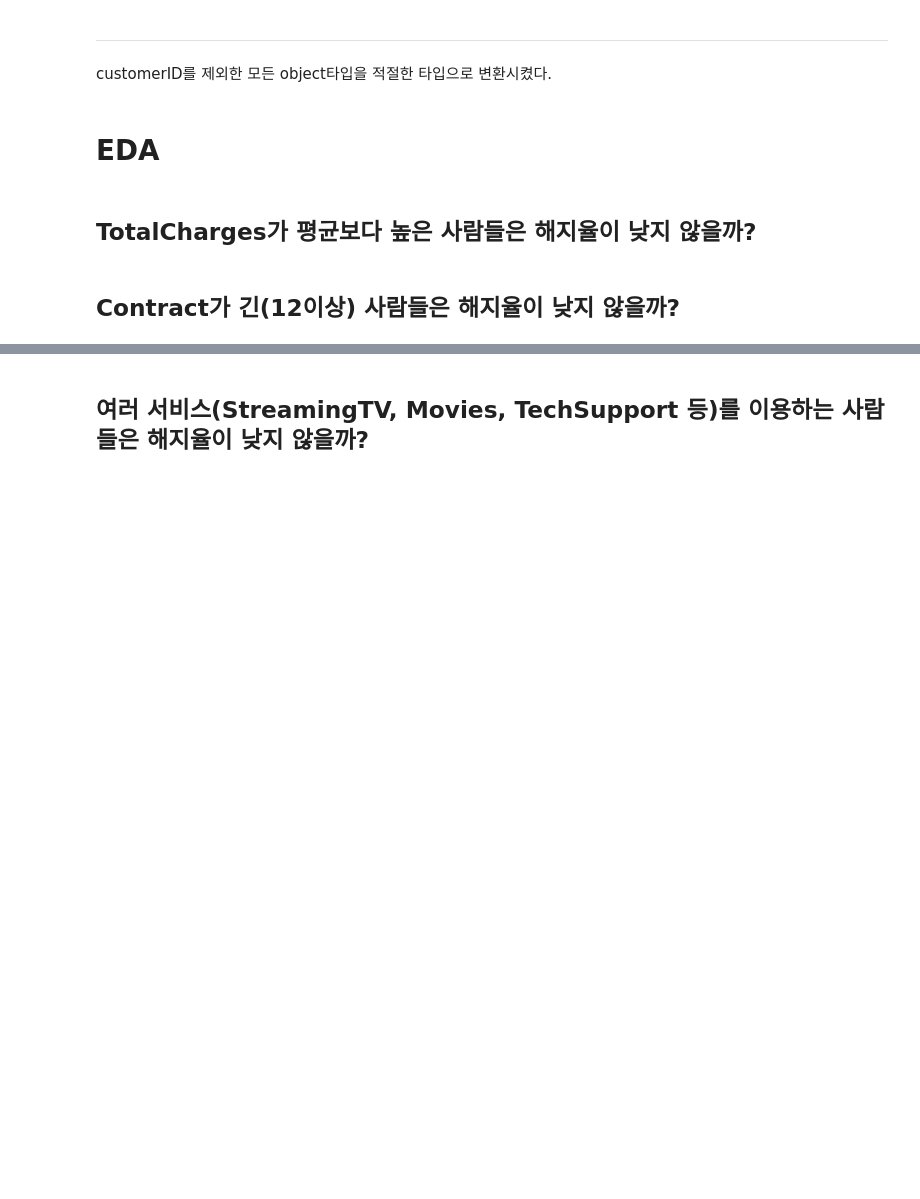
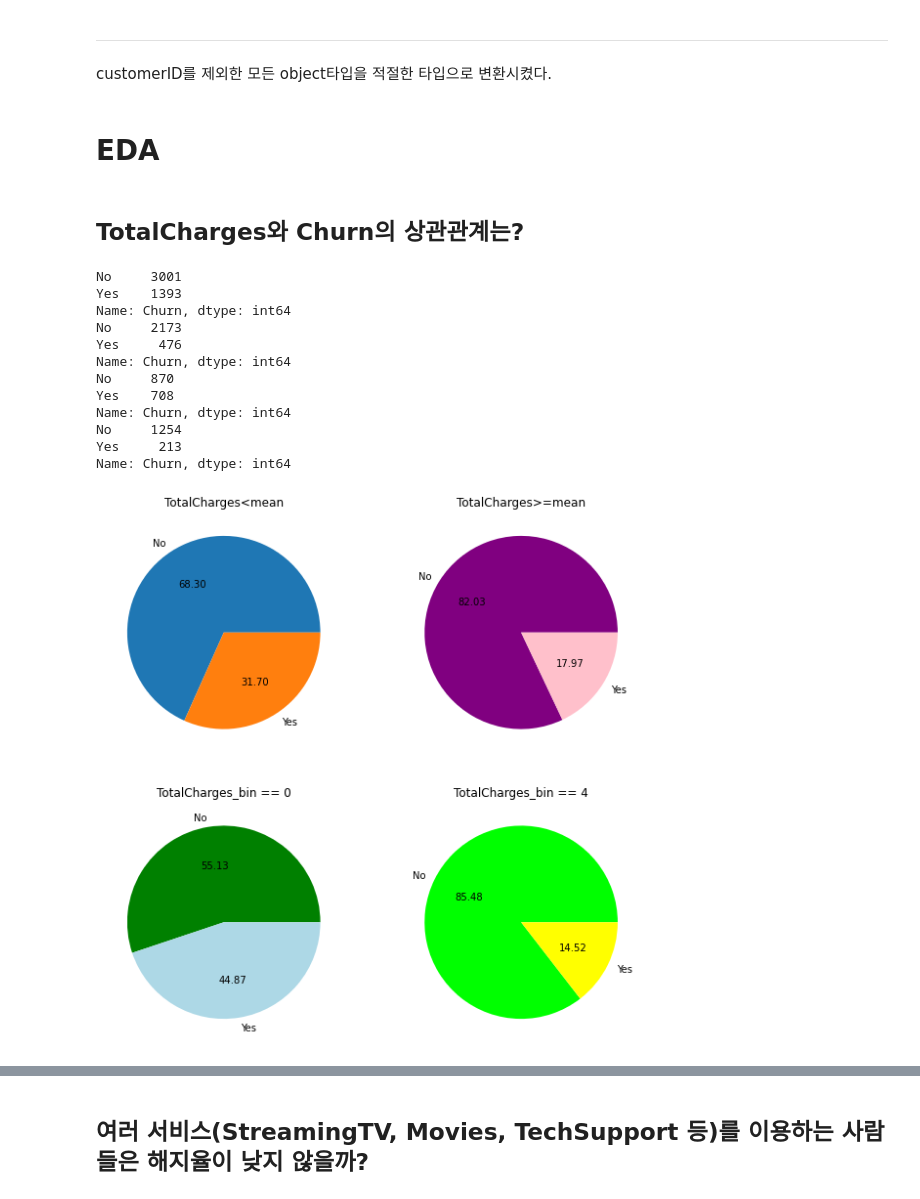
Before and after one commit to PingPingE/Kaggle-Telco_customer_churn, a Jupyter notebook: telco-customer-churn.ipynb, the cells around one changed output, grey strips where cells are left out. Saved outputs shown, nothing was run; the diff lists cells and outputs as text; code cells hidden in the pictures; blank space fills up the shorter version.

```diff
--- a/telco-customer-churn.ipynb
+++ b/telco-customer-churn.ipynb
@@ -361,7 +361,38 @@ main_df.describe()
 customerID를 제외한 모든 object타입을 적절한 타입으로 변환시켰다.
 # %% [markdown]
 # EDA
-# %% [markdown]
-## TotalCharges가 평균보다 높은 사람들은 해지율이 낮지 않을까?
-# %% [markdown]
-## Contract가 긴(12이상) 사람들은 해지율이 낮지 않을까?
+# %% [markdown]
+## TotalCharges와 Churn의 상관관계는?
+# %%
+plt.figure(figsize=(10,10))
+plt.subplot(2,2,1)
+plt.title("TotalCharges<mean")
+print(main_df.loc[main_df.TotalCharges<tmp_mean].Churn.value_counts())
+plt.pie(main_df.loc[main_df.TotalCharges<tmp_mean].Churn.value_counts(),autopct ='%.2f', labels=['No','Yes'])
+plt.subplot(2,2,2)
+plt.title("TotalCharges>=mean")
+print(main_df.loc[main_df.TotalCharges>=tmp_mean].Churn.value_counts())
+plt.pie(main_df.loc[main_df.TotalCharges>tmp_mean].Churn.value_counts(),autopct ='%.2f', labels=['No','Yes'], colors=['purple', 'pink'])
+plt.subplot(2,2,3)
+plt.title("TotalCharges_bin == 0")
+print(main_df.loc[main_df.TotalCharges_bin==0].Churn.value_counts())
+plt.pie(main_df.loc[main_df.TotalCharges_bin==0].Churn.value_counts(),autopct ='%.2f', labels=['No','Yes'], colors=['green', 'lightblue'])
+plt.subplot(2,2,4)
+plt.title("TotalCharges_bin == 4")
+print(main_df.loc[main_df.TotalCharges_bin==4].Churn.value_counts())
+plt.pie(main_df.loc[main_df.TotalCharges_bin==4].Churn.value_counts(),autopct ='%.2f', labels=['No','Yes'], colors=['lime', 'yellow'])
+plt.show()
+# %% [output]
+No     3001
+Yes    1393
+Name: Churn, dtype: int64
+No     2173
+Yes     476
+Name: Churn, dtype: int64
+No     870
+Yes    708
+Name: Churn, dtype: int64
+No     1254
+Yes     213
+Name: Churn, dtype: int64
+[figure, added]
```
Also changed, not shown: parts of 8 cells of this notebook.
